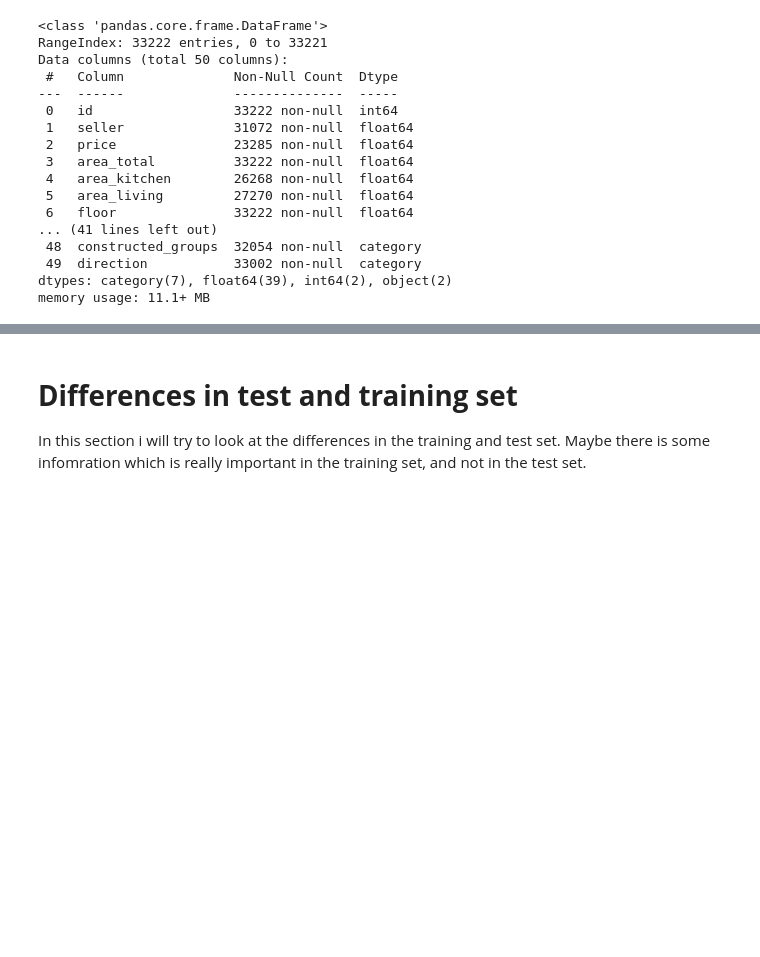
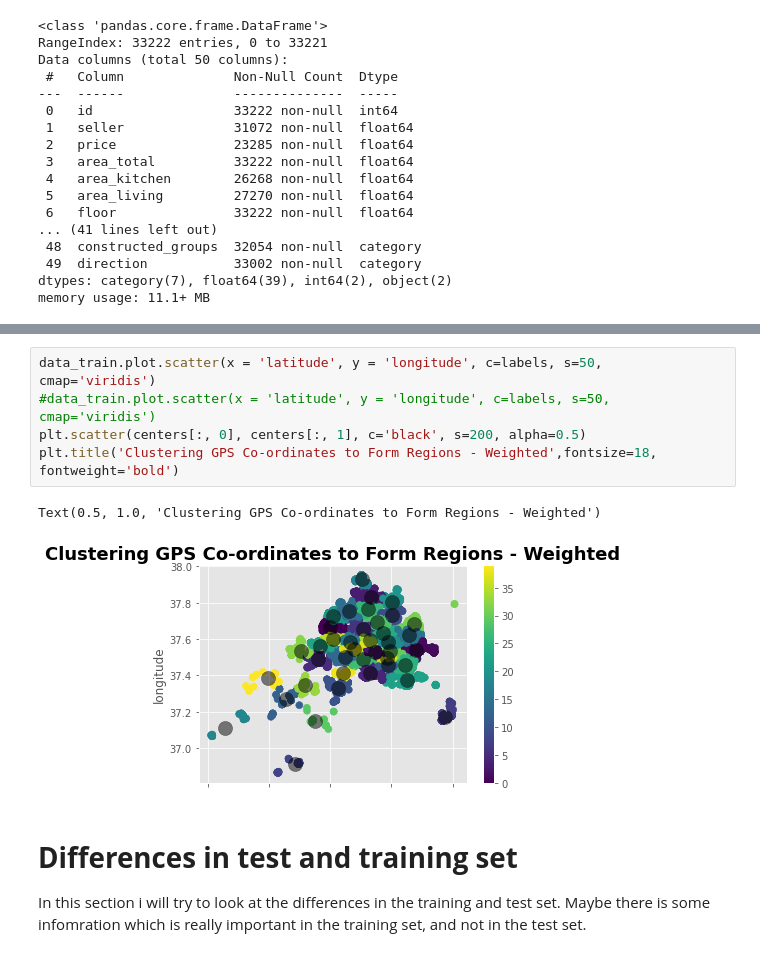
Before and after one commit to kjappvaffel/moscow_housing, a Jupyter notebook: EDA_DataCleaning_FeatureEngineering/EDA.ipynb, the cells around one changed output, grey strips where cells are left out. Saved outputs shown, nothing was run; the diff lists cells and outputs as text; blank space fills up the shorter version.

```diff
--- a/EDA_DataCleaning_FeatureEngineering/EDA.ipynb
+++ b/EDA_DataCleaning_FeatureEngineering/EDA.ipynb
@@ -1289 +1777,9 @@ memory usage: 11.1+ MB
+# %%
+data_train.plot.scatter(x = 'latitude', y = 'longitude', c=labels, s=50, cmap='viridis')
+#data_train.plot.scatter(x = 'latitude', y = 'longitude', c=labels, s=50, cmap='viridis')
+plt.scatter(centers[:, 0], centers[:, 1], c='black', s=200, alpha=0.5)
+plt.title('Clustering GPS Co-ordinates to Form Regions - Weighted',fontsize=18, fontweight='bold')
+# %% [output]
+Text(0.5, 1.0, 'Clustering GPS Co-ordinates to Form Regions - Weighted')
+[figure, added]
 # %% [markdown]
```
Also changed, not shown: parts of 64 cells of this notebook.
